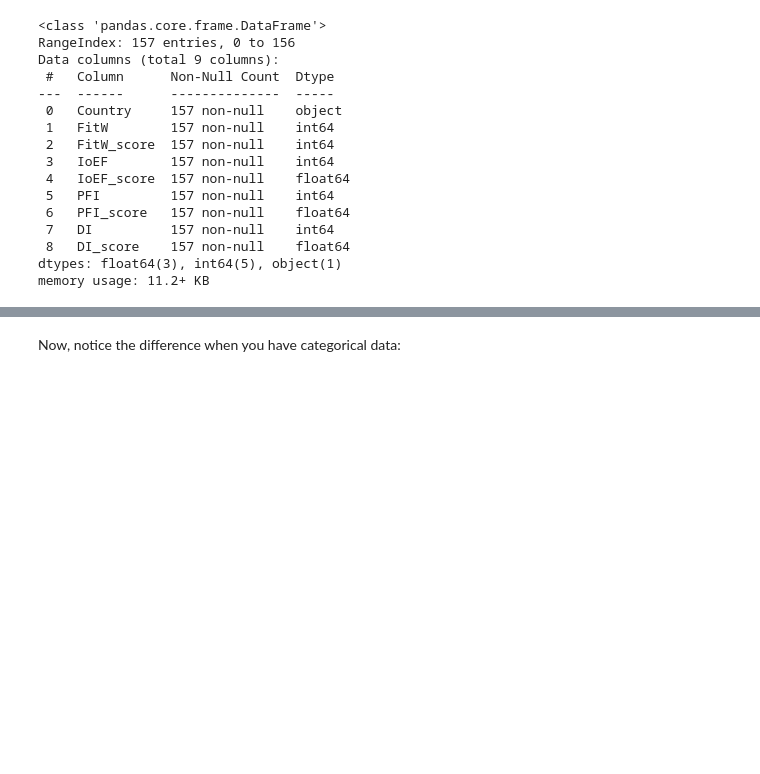
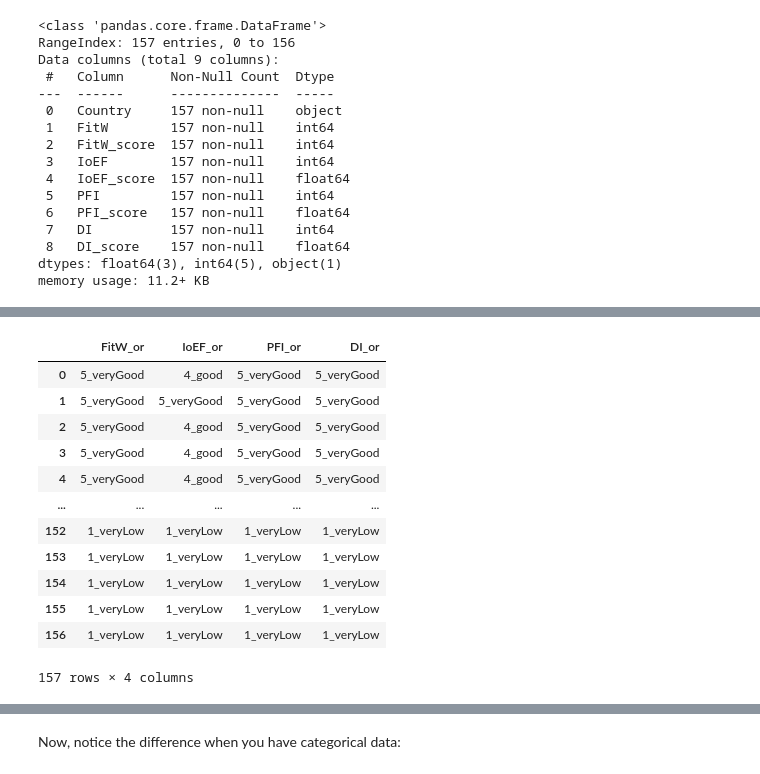
Before and after one commit to PythonVersusR/OperationsFormatting, a Jupyter notebook: FormattingCategorical.ipynb, the cells around one changed output, grey strips where cells are left out. Drawn from its saved outputs; the diff is of its cells as text; code cells hidden in the pictures; blank space fills up the shorter version.

Commit message:
update format ordinal py

```diff
--- a/FormattingCategorical.ipynb
+++ b/FormattingCategorical.ipynb
@@ -231,0 +132,4 @@ allFree.loc[:,"FitW_or":].apply(turnToOrdinal)
+# %%
+# new column names
+newNames=allFree.columns[1::2]+'_or'
+newNames
@@ -231,0 +138,4 @@ allFree.loc[:,"FitW_or":].apply(turnToOrdinal)
+# %%
+# copy the previous values
+allFree[newNames]=allFree.iloc[:,1::2]
+allFree
@@ -232 +222,23 @@ allFree.loc[:,"FitW_or":].apply(turnToOrdinal)
+# %%
+# rename the levels
+
+ordinalLevels={1:'1_veryLow',2:'2_low',3:'3_medium',4:'4_good',5:'5_veryGood'}
+
+renameLevels= lambda x:x.cat.rename_categories(ordinalLevels)
+
+allFree.loc[:,"FitW_or":].apply(renameLevels)
+# %% [output]
+|  | FitW_or | IoEF_or | PFI_or | DI_or |
+| 0 | 5_veryGood | 4_good | 5_veryGood | 5_veryGood |
+| 1 | 5_veryGood | 5_veryGood | 5_veryGood | 5_veryGood |
+| 2 | 5_veryGood | 4_good | 5_veryGood | 5_veryGood |
+| 3 | 5_veryGood | 4_good | 5_veryGood | 5_veryGood |
+| 4 | 5_veryGood | 4_good | 5_veryGood | 5_veryGood |
+| ... | ... | ... | ... | ... |
+| 152 | 1_veryLow | 1_veryLow | 1_veryLow | 1_veryLow |
+| 153 | 1_veryLow | 1_veryLow | 1_veryLow | 1_veryLow |
+| 154 | 1_veryLow | 1_veryLow | 1_veryLow | 1_veryLow |
+| 155 | 1_veryLow | 1_veryLow | 1_veryLow | 1_veryLow |
+| 156 | 1_veryLow | 1_veryLow | 1_veryLow | 1_veryLow |
+157 rows × 4 columns
 # %%
```
Also changed, not shown: parts of 33 cells of this notebook, 2 other files.
